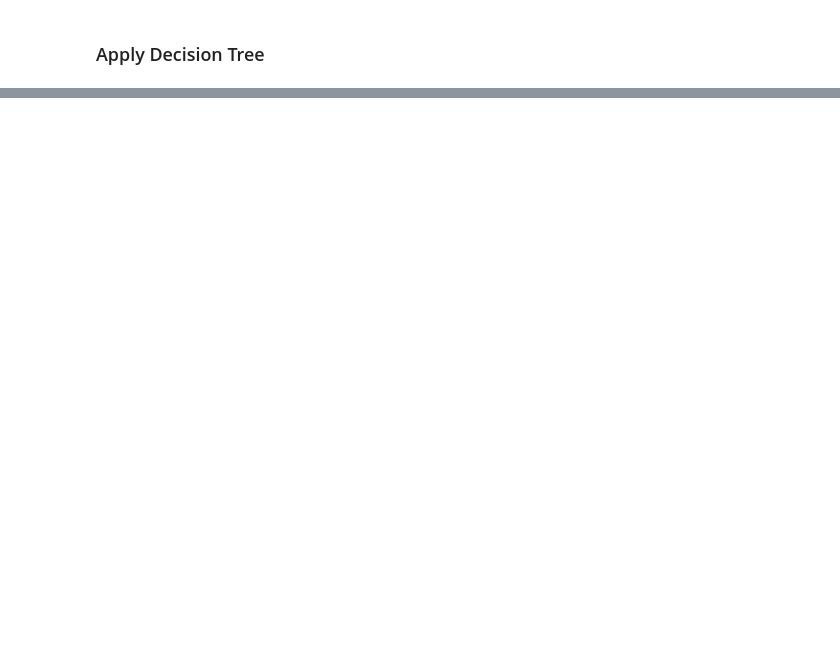
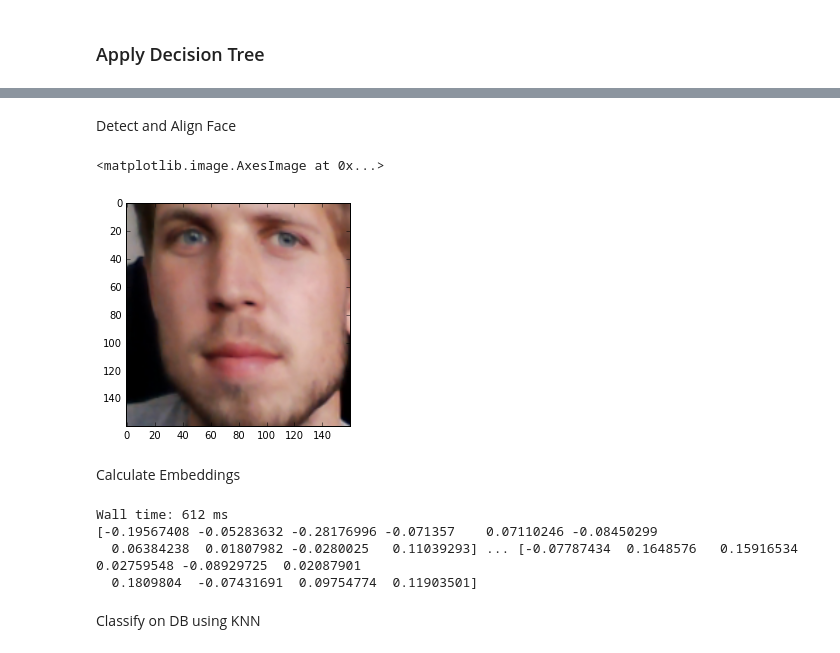
Before and after one commit to Roboy/roboy_vision, a Jupyter notebook: tutorials/Face_Recognition.ipynb, the cells around one changed output, grey strips where cells are left out. Drawn from its saved outputs; the diff is of its cells as text; code cells hidden in the pictures; blank space fills up the shorter version.

```diff
--- a/tutorials/Face_Recognition.ipynb
+++ b/tutorials/Face_Recognition.ipynb
@@ -18,17 +18,16 @@ from sklearn import tree
 # %% [markdown]
 ## Detect face definition (DLIB)
 # %%
-from align.align_dlib import AlignDlib
-align = AlignDlib('models/dlib/shape_predictor_68_face_landmarks.dat')
+from models.mtcnn.align_dlib import AlignDlib
+align = AlignDlib('../models/dlib/shape_predictor_68_face_landmarks.dat')
 detector = dlib.get_frontal_face_detector()
 
-def detect_face(path):
-    image = mpimg.imread(path)
-    bbs = detector(image, 1)
+def detect_face(img):
+    bbs = detector(img, 1)
     tuples = []
     for r in bbs:
         tuples.append((r.left(), r.top(), r.right(), r.bottom()))
-    return tuples, image
+    return tuples
 # %% [markdown]
 ## Align Face Definition (DLIB)
 # %%
@@ -199 +228,25 @@ Own Model
+# %% [markdown]
+Detect and Align Face
+# %%
+rects = detect_face(img)
+aligned_face = align_face(img, rects[0], AlignDlib.INNER_EYES_AND_BOTTOM_LIP)
+plt.imshow(aligned_face)
+# %% [output]
+<matplotlib.image.AxesImage at 0x...>
+[figure, added]
+# %% [markdown]
+Calculate Embeddings
+# %%
+feed_dict = {
+            image_batch: np.expand_dims(aligned_face, 0),
+            phase_train_placeholder: False }
+%time rep = session.run(embeddings, feed_dict=feed_dict)[0]
+print(rep[:10],'...', rep[-10:])
+# %% [output]
+Wall time: 612 ms
+[-0.19567408 -0.05283632 -0.28176996 -0.071357    0.07110246 -0.08450299
+  0.06384238  0.01807982 -0.0280025   0.11039293] ... [-0.07787434  0.1648576   0.15916534  0.02759548 -0.08929725  0.02087901
+  0.1809804  -0.07431691  0.09754774  0.11903501]
+# %% [markdown]
+Classify on DB using KNN
 # %%
```
Also changed, not shown: parts of 35 cells of this notebook, 2 other files.
